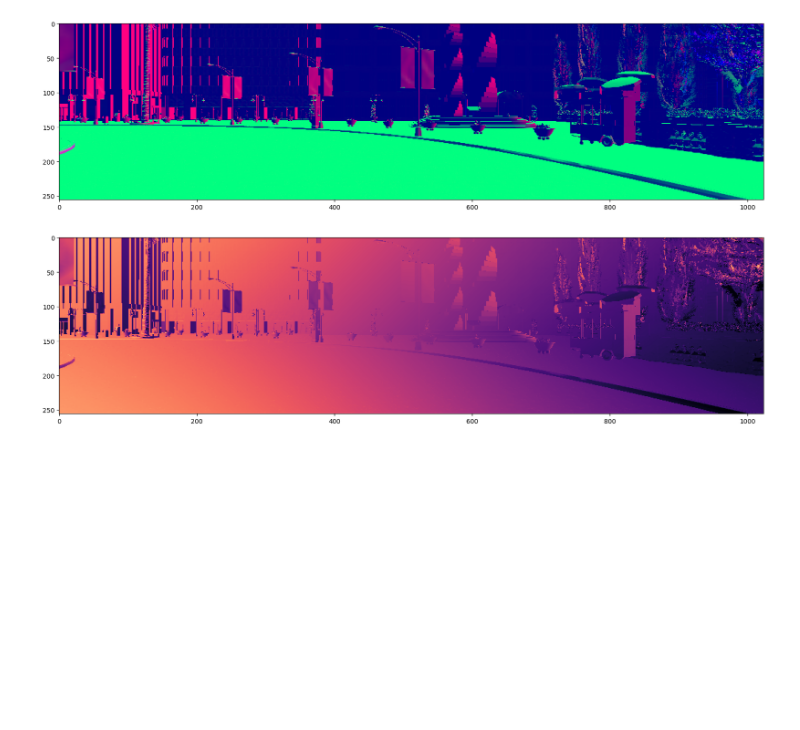
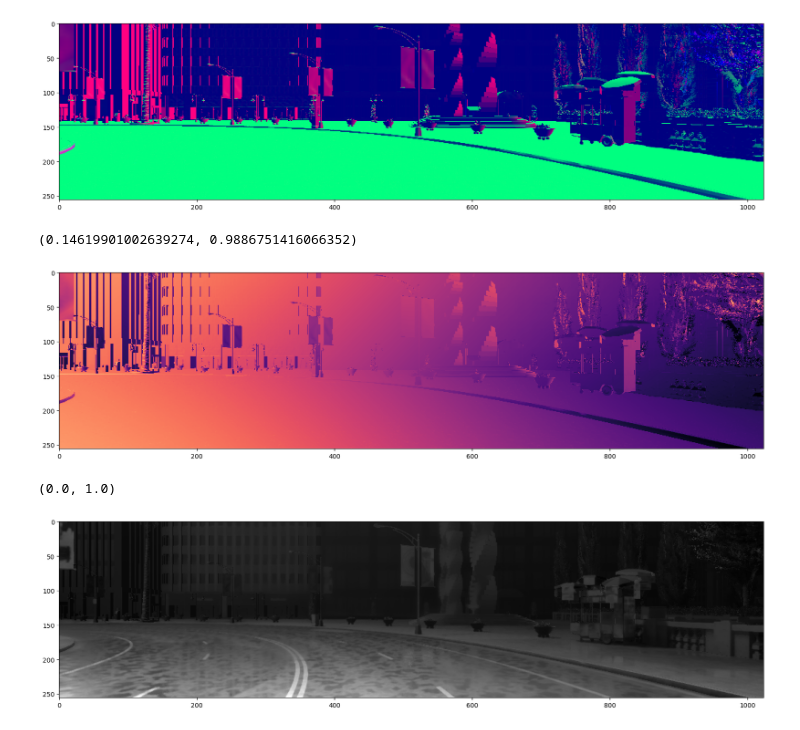
Before and after one commit to bartn8/get_dataset_from_carla, a Jupyter notebook: post-processing-lab.ipynb, the cells around one changed output. Cells and saved outputs as stored; diff of their text form; code cells hidden in the pictures; blank space fills up the shorter version.

```diff
--- a/post-processing-lab.ipynb
+++ b/post-processing-lab.ipynb
@@ -339,14 +347,19 @@ normal = normal / np.linalg.norm(normal, axis=2, keepdims=True)
 [figure]
 # %%
 incident_map = np.sum(normal * rays_map, axis=2)
-incident_map = np.arccos(incident_map)
-incident_map = np.cos(incident_map)
-incident_map[np.isinf()] = 0
+incident_map = (incident_map + 1) / 2
+# incident_map = np.arccos(incident_map)
+# incident_map = np.cos(incident_map)
+incident_map[np.isinf(incident_map)] = 0
+# incident_map = np.abs(incident_map)
+
+print((incident_map.min(), incident_map.max()))
 
 plt.figure(figsize=(20,15))
 plt.imshow(incident_map, cmap='magma')
 plt.show()
 # %% [output]
+(0.14619901002639274, 0.9886751416066352)
 [figure]
 # %%
 # RT_normal = np.array([[1,0,0], [0,-1,0], [0,0,-1]])
@@ -366,3 +379,28 @@ plt.show()
 # plt.figure(figsize=(20,15))
 # plt.imshow(incident_map, cmap='magma')
 # plt.show()
+# %%
+gray_scale = cv2.cvtColor(bgr, cv2.COLOR_BGR2GRAY) / 255.0
+log_depth = np.log(depth)
+attenuation_gain = 1
+
+# intensity_map = np.zeros_like(depth, dtype=np.float32)
+# intensity_map[depth<=10] = gray_scale[depth<=10] * incident_map[depth<=10] / (attenuation_gain * 10 * log_depth[depth<=10])
+# intensity_map[depth>10] = gray_scale[depth>10] * incident_map[depth>10] / (attenuation_gain * log_depth[depth>10]) ** 2
+
+intensity_map = gray_scale * incident_map / (attenuation_gain * log_depth) ** 2
+
+intensity_map = (intensity_map - intensity_map.min()) / (intensity_map.max() - intensity_map.min())
+
+print((intensity_map.min(), intensity_map.max()))
+
+# semantic_one = semantic.copy()
+# semantic_one[semantic_one != 11] = 0
+# intensity_map[semantic_one>0] = 0
+
+plt.figure(figsize=(20,15))
+plt.imshow(intensity_map, cmap='gray')
+plt.show()
+# %% [output]
+(0.0, 1.0)
+[figure, added]
```
Also changed, not shown: parts of 6 cells of this notebook.
